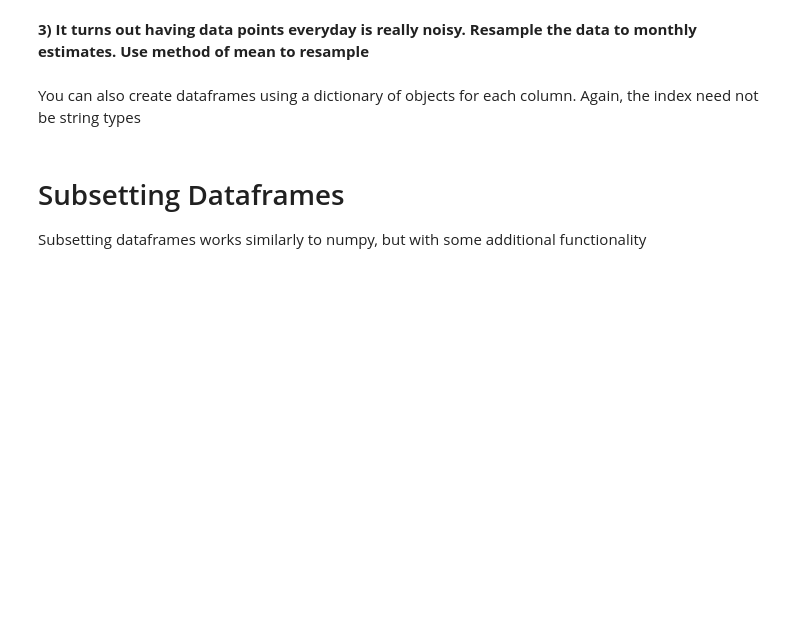
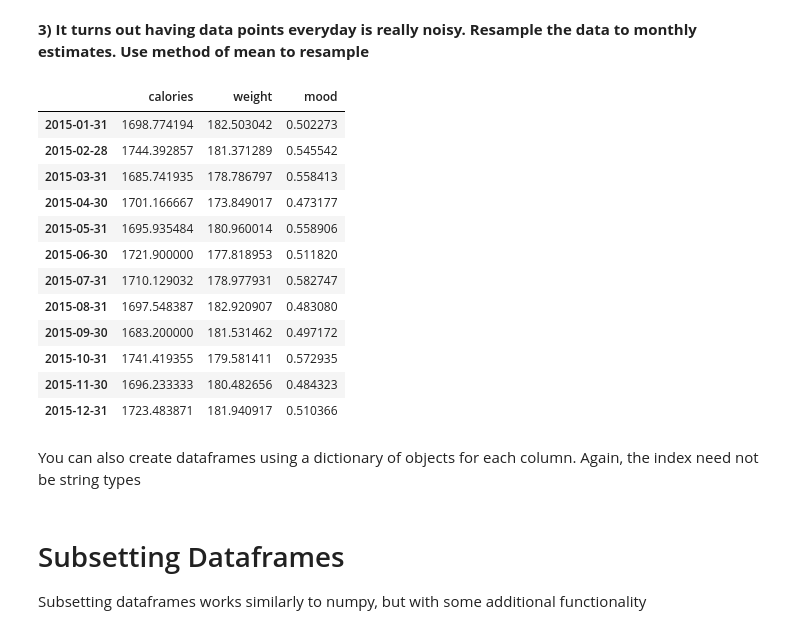
Before and after one commit to brianchandbound/ga-ds, a Jupyter notebook: 02_pandas/lab_02_03_pandas.ipynb, the cells around one changed output. Saved outputs shown, nothing was run; the diff lists cells and outputs as text; code cells hidden in the pictures; blank space fills up the shorter version.

```diff
--- a/02_pandas/lab_02_03_pandas.ipynb
+++ b/02_pandas/lab_02_03_pandas.ipynb
@@ -199,5 +302,21 @@ Hint: Use np.random.rand
 # %% [markdown]
 **3) It turns out having data points everyday is really noisy. Resample the data to monthly estimates. Use method of mean to resample**
+# %%
+df.resample('m')
+# %% [output]
+|  | calories | weight | mood |
+| 2015-01-31 | 1698.774194 | 182.503042 | 0.502273 |
+| 2015-02-28 | 1744.392857 | 181.371289 | 0.545542 |
+| 2015-03-31 | 1685.741935 | 178.786797 | 0.558413 |
+| 2015-04-30 | 1701.166667 | 173.849017 | 0.473177 |
+| 2015-05-31 | 1695.935484 | 180.960014 | 0.558906 |
+| 2015-06-30 | 1721.900000 | 177.818953 | 0.511820 |
+| 2015-07-31 | 1710.129032 | 178.977931 | 0.582747 |
+| 2015-08-31 | 1697.548387 | 182.920907 | 0.483080 |
+| 2015-09-30 | 1683.200000 | 181.531462 | 0.497172 |
+| 2015-10-31 | 1741.419355 | 179.581411 | 0.572935 |
+| 2015-11-30 | 1696.233333 | 180.482656 | 0.484323 |
+| 2015-12-31 | 1723.483871 | 181.940917 | 0.510366 |
 # %% [markdown]
 You can also create dataframes using a dictionary of objects for each column. Again, the index need not be string types
 # %% [markdown]
```
Also changed, not shown: parts of 12 cells of this notebook, 4 other files.
